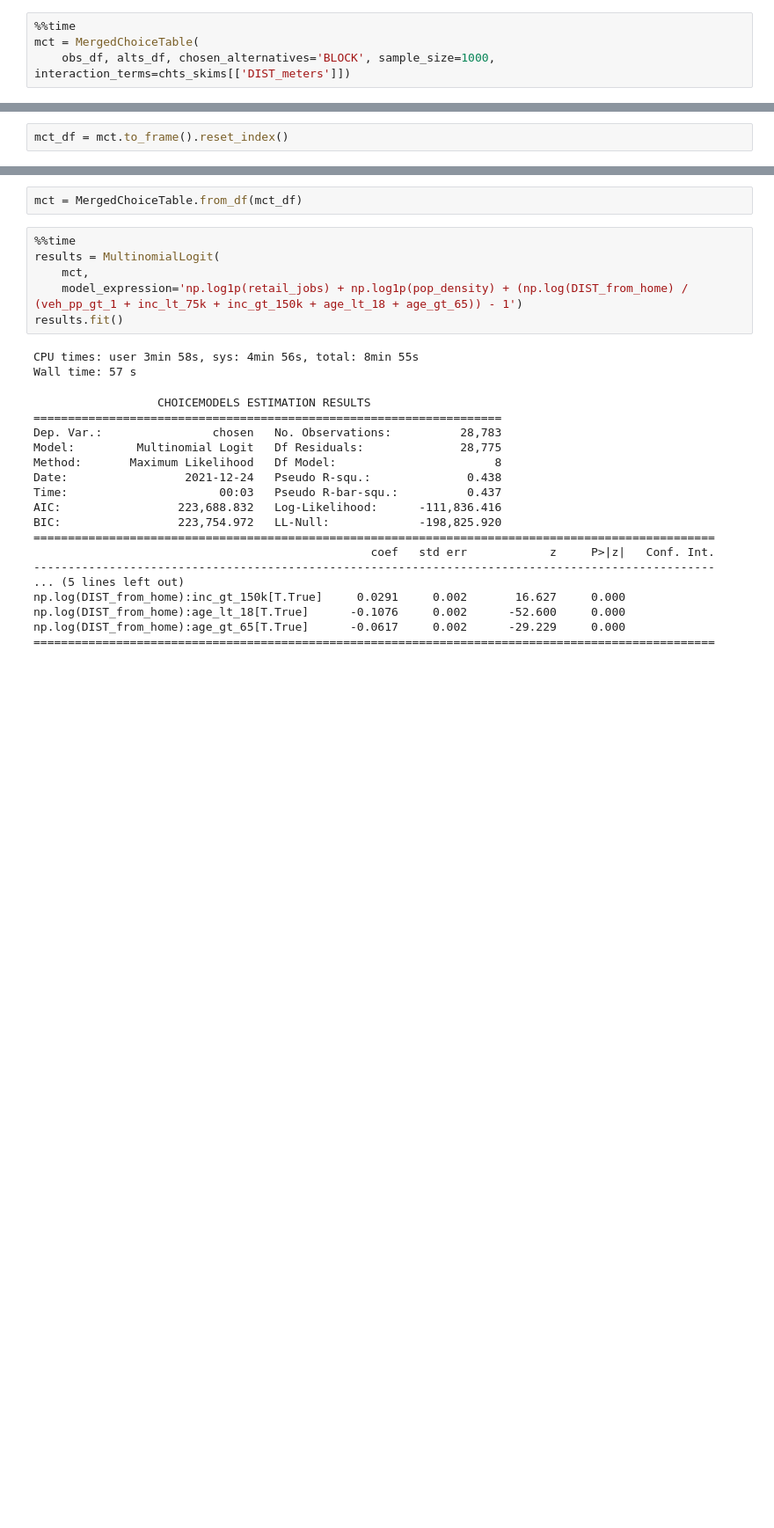
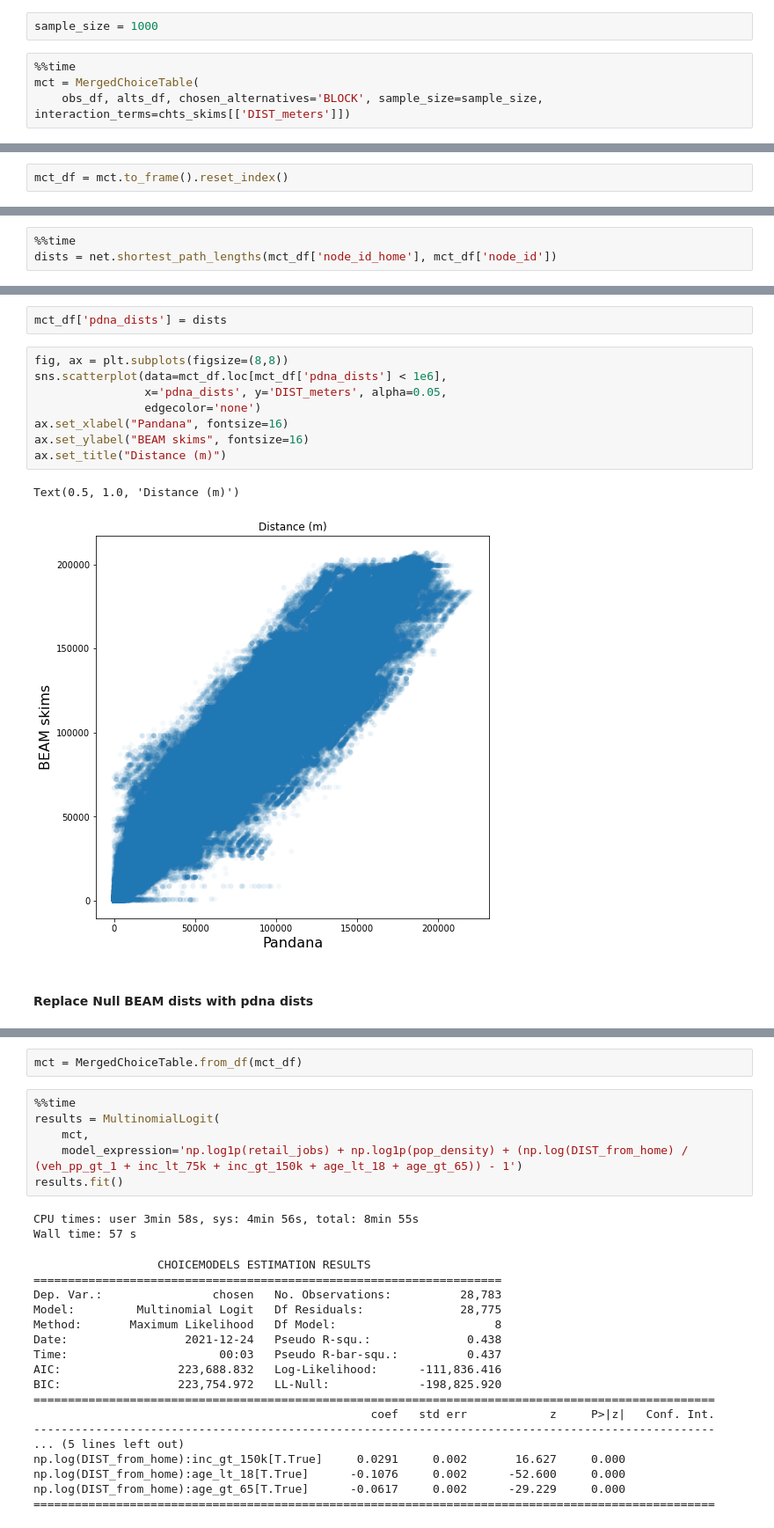
Before and after one commit to mxndrwgrdnr/simulation_bias, a Jupyter notebook: notebooks/chts_model.ipynb, the cells around one changed output, grey strips where cells are left out. Shown at 88% size. Cells and saved outputs as stored; diff of their text form; blank space fills up the shorter version.

```diff
--- a/notebooks/chts_model.ipynb
+++ b/notebooks/chts_model.ipynb
@@ -233,8 +293,10 @@ chts_skims.set_index(['block_grp', 'dest_block_grp'], inplace=True)
 ## Create Merged Choice Table
 # %%
 obs_df = obs_df[(obs_df['AGE'] < 98) & (obs_df['INCOM'] < 98) & (obs_df['HHSIZ'] < 98)]
+# %%
+sample_size = 1000
 # %%
 %%time
 mct = MergedChoiceTable(
-    obs_df, alts_df, chosen_alternatives='BLOCK', sample_size=1000, interaction_terms=chts_skims[['DIST_meters']])
+    obs_df, alts_df, chosen_alternatives='BLOCK', sample_size=sample_size, interaction_terms=chts_skims[['DIST_meters']])
 # %% [output]
@@ -244,0 +309,3 @@ mct_df = mct.to_frame().reset_index()
+# %%
+%%time
+dists = net.shortest_path_lengths(mct_df['node_id_home'], mct_df['node_id'])
@@ -244,0 +315,15 @@ mct_df = mct.to_frame().reset_index()
+# %%
+mct_df['pdna_dists'] = dists
+# %%
+fig, ax = plt.subplots(figsize=(8,8))
+sns.scatterplot(data=mct_df.loc[mct_df['pdna_dists'] < 1e6],
+                x='pdna_dists', y='DIST_meters', alpha=0.05,
+                edgecolor='none')
+ax.set_xlabel("Pandana", fontsize=16)
+ax.set_ylabel("BEAM skims", fontsize=16)
+ax.set_title("Distance (m)")
+# %% [output]
+Text(0.5, 1.0, 'Distance (m)')
+[figure, added]
+# %% [markdown]
+#### Replace Null BEAM dists with pdna dists
```
Also changed, not shown: parts of 93 cells of this notebook, 3 other files.
